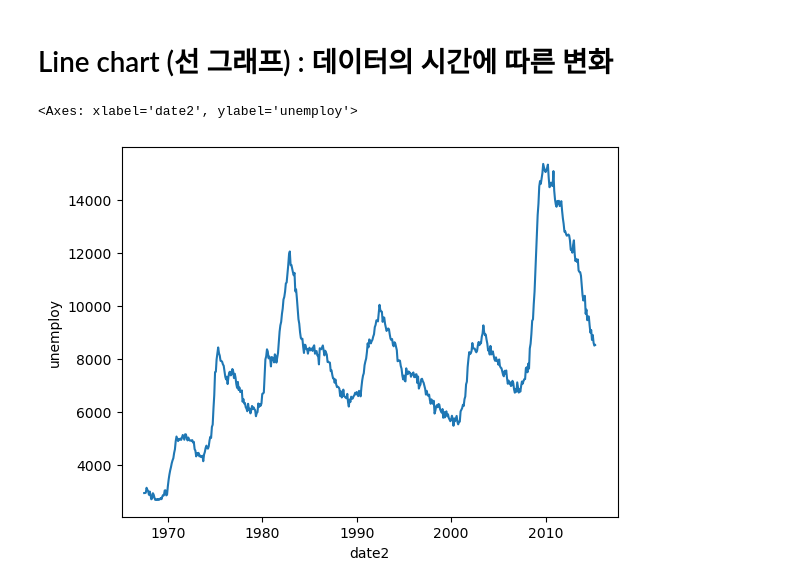
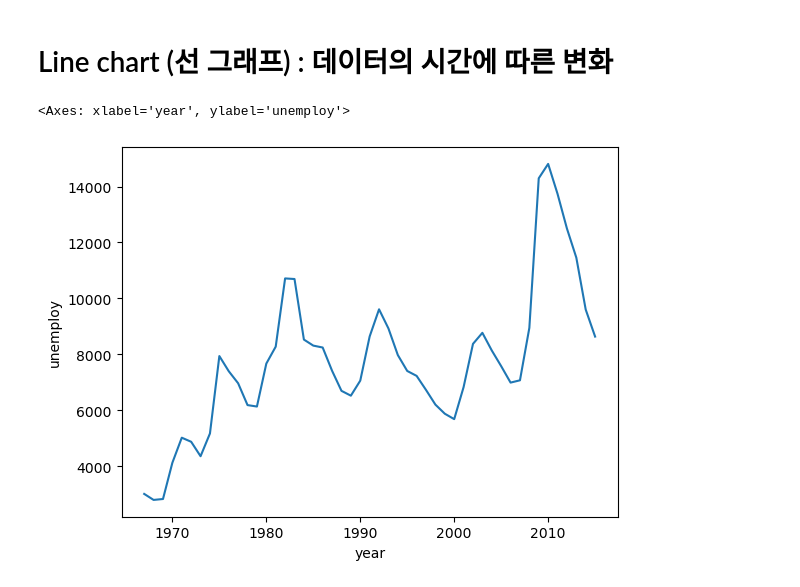
Before and after one commit to brave0duck/easy_python, a Jupyter notebook: 08 - graph.ipynb, the cells around one changed output. Cells and saved outputs as stored; diff of their text form; code cells hidden in the pictures.

Commit message:
graph

```diff
--- a/08 - graph.ipynb
+++ b/08 - graph.ipynb
@@ -74,12 +74,13 @@ sns.barplot(data=df_mpg2, x='category',y='n', hue='category')
 # %%
 # 08-4. 선 그래프 - 시간에 따라 변화하는 데이터 표현
 import pandas as pd
 import seaborn as sns
 economics = pd.read_csv('economics.csv')
 economics['date2'] = pd.to_datetime(economics['date'])
+economics['year'] = economics['date2'].dt.year
 
 #economics
-sns.lineplot(data=economics, x='date2',y='unemploy')
+sns.lineplot(data=economics, x='year',y='unemploy', errorbar=None)
 # %% [output]
-<Axes: xlabel='date2', ylabel='unemploy'>
+<Axes: xlabel='year', ylabel='unemploy'>
-[figure, old version]
+[figure, new version]
```
Also changed, not shown: parts of 5 cells of this notebook.
